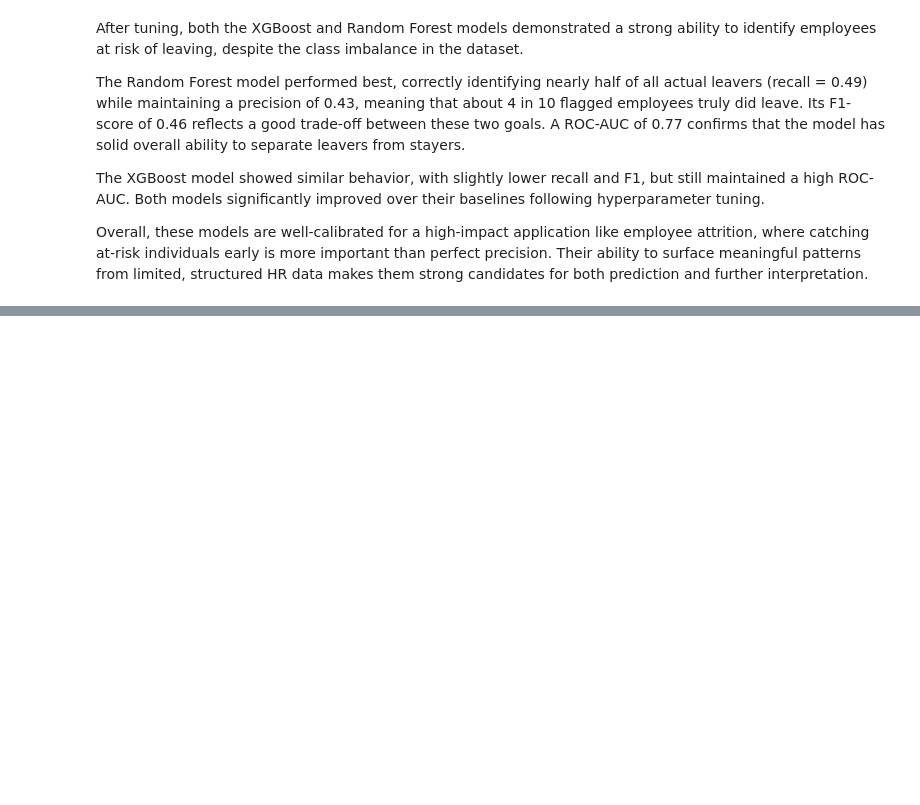
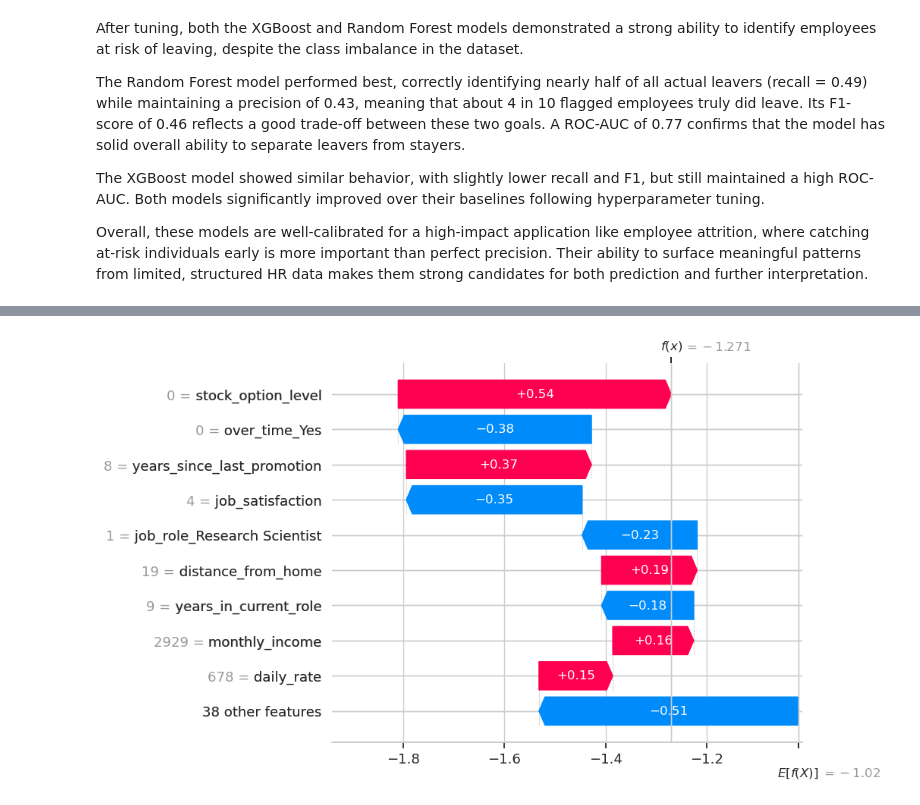
Before and after one commit to robertomulliadi/employee-attrition-prediction, a Jupyter notebook: notebooks/modeling.ipynb, the cells around one changed output, grey strips where cells are left out. Cells and saved outputs as stored; diff of their text form; code cells hidden in the pictures; blank space fills up the shorter version.

```diff
--- a/notebooks/modeling.ipynb
+++ b/notebooks/modeling.ipynb
@@ -346,0 +394,4 @@ Overall, these models are well-calibrated for a high-impact application like emp
+# %%
+shap.plots.waterfall(shap_values[10])
+# %% [output]
+[figure, added]
```
Also changed, not shown: parts of 9 cells of this notebook.
